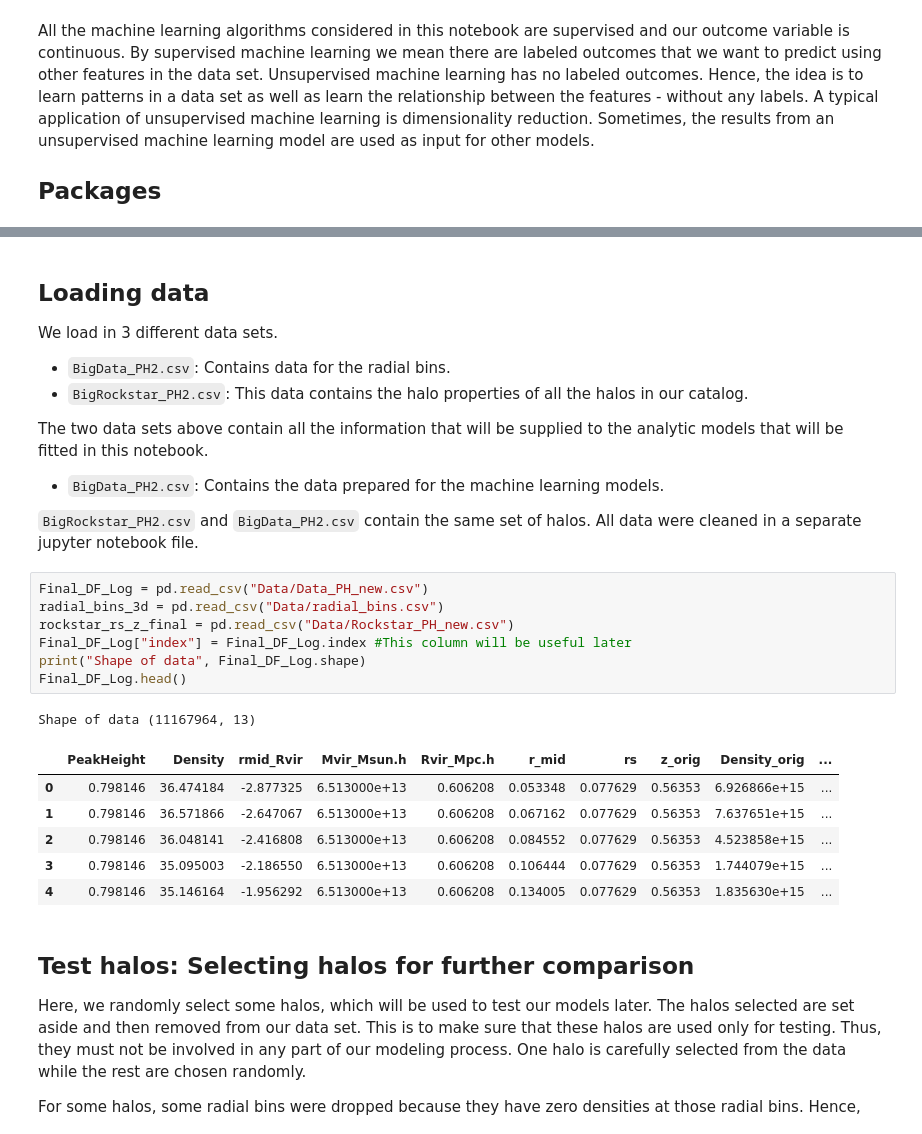
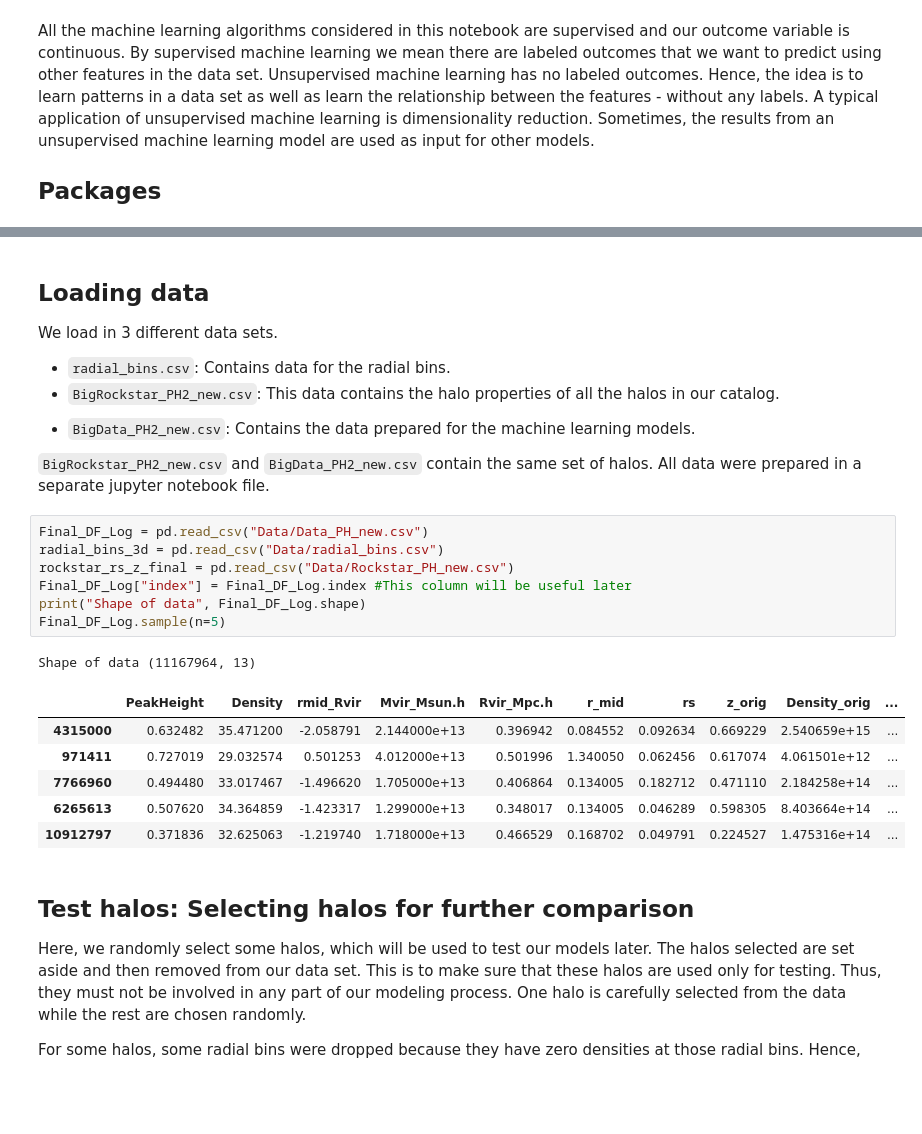
Before and after one commit to Dr-Titus100/Comprehensive_Exam, a Jupyter notebook: Computing_Artifact/UncertaintyQuantification.ipynb, the cells around one changed output, grey strips where cells are left out. Cells and saved outputs as stored; diff of their text form; blank space fills up the shorter version.

```diff
--- a/Computing_Artifact/UncertaintyQuantification.ipynb
+++ b/Computing_Artifact/UncertaintyQuantification.ipynb
@@ -51,28 +51,29 @@ Keras Uncertainty will use standalone Keras backend
 ## Loading data
 We load in 3 different data sets.
 
-* `BigData_PH2.csv`: Contains data for the radial bins.
-* `BigRockstar_PH2.csv`: This data contains the halo properties of all the halos in our catalog.
+* `radial_bins.csv`: Contains data for the radial bins.
+* `BigRockstar_PH2_new.csv`: This data contains the halo properties of all the halos in our catalog.
 
-The two data sets above contain all the information that will be supplied to the analytic models that will be fitted in this notebook.
-* `BigData_PH2.csv`: Contains the data prepared for the machine learning models.
+<!-- The two data sets above contain all the information that will be supplied to the analytic models that will be fitted in this notebook. -->
 
-`BigRockstar_PH2.csv` and `BigData_PH2.csv` contain the same set of halos. All data were cleaned in a separate jupyter notebook file.
+* `BigData_PH2_new.csv`: Contains the data prepared for the machine learning models.
+
+`BigRockstar_PH2_new.csv` and `BigData_PH2_new.csv` contain the same set of halos. All data were prepared in a separate jupyter notebook file.
 # %%
 Final_DF_Log = pd.read_csv("Data/Data_PH_new.csv")
 radial_bins_3d = pd.read_csv("Data/radial_bins.csv")
 rockstar_rs_z_final = pd.read_csv("Data/Rockstar_PH_new.csv")
 Final_DF_Log["index"] = Final_DF_Log.index #This column will be useful later
 print("Shape of data", Final_DF_Log.shape)
-Final_DF_Log.head()
+Final_DF_Log.sample(n=5)
 # %% [output]
 Shape of data (11167964, 13)
 |  | PeakHeight | Density | rmid_Rvir | Mvir_Msun.h | Rvir_Mpc.h | r_mid | rs | z_orig | Density_orig | ... |
-| 0 | 0.798146 | 36.474184 | -2.877325 | 6.513000e+13 | 0.606208 | 0.053348 | 0.077629 | 0.56353 | 6.926866e+15 | ... |
-| 1 | 0.798146 | 36.571866 | -2.647067 | 6.513000e+13 | 0.606208 | 0.067162 | 0.077629 | 0.56353 | 7.637651e+15 | ... |
-| 2 | 0.798146 | 36.048141 | -2.416808 | 6.513000e+13 | 0.606208 | 0.084552 | 0.077629 | 0.56353 | 4.523858e+15 | ... |
-| 3 | 0.798146 | 35.095003 | -2.186550 | 6.513000e+13 | 0.606208 | 0.106444 | 0.077629 | 0.56353 | 1.744079e+15 | ... |
-| 4 | 0.798146 | 35.146164 | -1.956292 | 6.513000e+13 | 0.606208 | 0.134005 | 0.077629 | 0.56353 | 1.835630e+15 | ... |
+| 4315000 | 0.632482 | 35.471200 | -2.058791 | 2.144000e+13 | 0.396942 | 0.084552 | 0.092634 | 0.669229 | 2.540659e+15 | ... |
+| 971411 | 0.727019 | 29.032574 | 0.501253 | 4.012000e+13 | 0.501996 | 1.340050 | 0.062456 | 0.617074 | 4.061501e+12 | ... |
+| 7766960 | 0.494480 | 33.017467 | -1.496620 | 1.705000e+13 | 0.406864 | 0.134005 | 0.182712 | 0.471110 | 2.184258e+14 | ... |
+| 6265613 | 0.507620 | 34.364859 | -1.423317 | 1.299000e+13 | 0.348017 | 0.134005 | 0.046289 | 0.598305 | 8.403664e+14 | ... |
+| 10912797 | 0.371836 | 32.625063 | -1.219740 | 1.718000e+13 | 0.466529 | 0.168702 | 0.049791 | 0.224527 | 1.475316e+14 | ... |
 # %% [markdown]
 ## Test halos: Selecting halos for further comparison
 Here, we randomly select some halos, which will be used to test our models later. The halos selected are set aside and then removed from our data set. This is to make sure that these halos are used only for testing. Thus, they must not be involved in any part of our modeling process. One halo is carefully selected from the data while the rest are chosen randomly.
```
Also changed, not shown: parts of 34 cells of this notebook, 2 other files.
